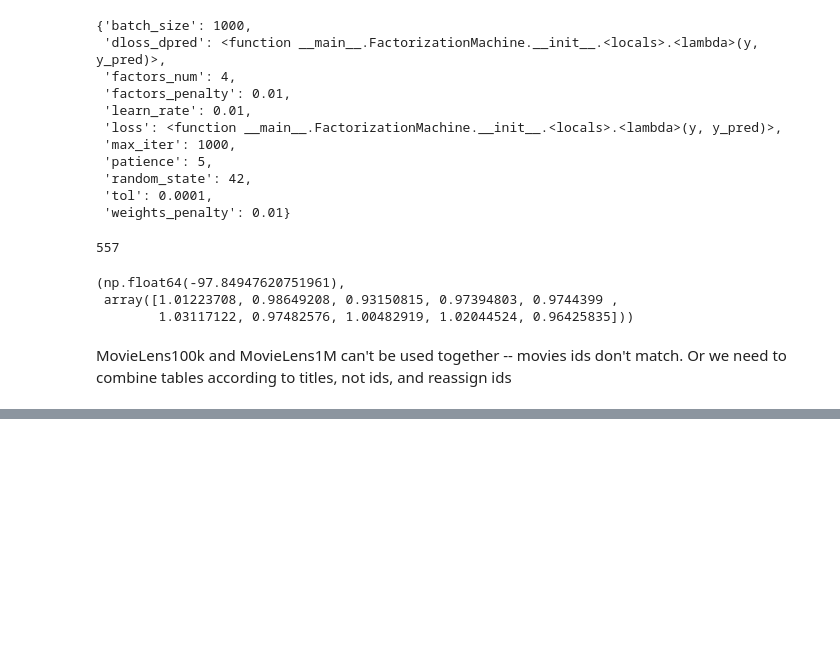
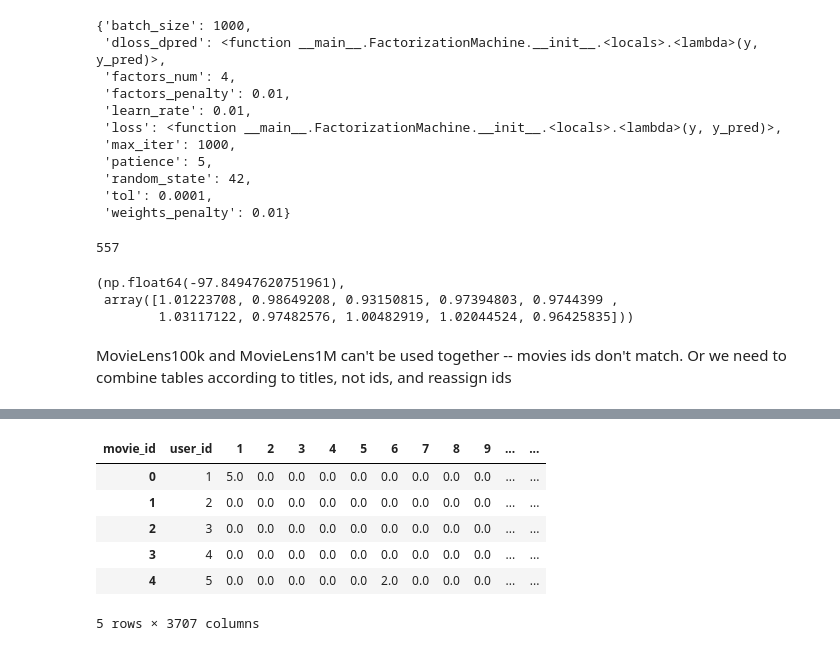
Before and after one commit to maria-khanina/movie_recommender, a Jupyter notebook: logic/factorization_machine.ipynb, the cells around one changed output, grey strips where cells are left out. Drawn from its saved outputs; the diff is of its cells as text; code cells hidden in the pictures; blank space fills up the shorter version.

```diff
--- a/logic/factorization_machine.ipynb
+++ b/logic/factorization_machine.ipynb
@@ -169,3 +169,9 @@ fm.best_estimator_._intercept, fm.best_estimator_._weights
         1.03117122, 0.97482576, 1.00482919, 1.02044524, 0.96425835]))
 # %% [markdown]
 MovieLens100k and MovieLens1M can't be used together -- movies ids don't match. Or we need to combine tables according to titles, not ids, and reassign ids
+# %%
+with duckdb.connect("/tmp/database.duckdb", read_only=True) as db_conn:
+    ratings_df = db_conn.execute("""
+        SELECT *
+        FROM ratings INNER JOIN movies USING (movie_id)
+    """).df()
@@ -171,0 +211,29 @@ MovieLens100k and MovieLens1M can't be used together -- movies ids don't match.
+# %%
+X = ratings_df[["user_id", "movie_id"]]
+y = ratings_df["rating"]
+# %%
+from sklearn.model_selection import train_test_split, GridSearchCV
+
+X_train, X_test, y_train, y_test = train_test_split(
+    X, y,
+    test_size=0.01,
+    random_state=42,
+)
+# %%
+all_grades_df = pd.pivot_table(
+    data=pd.concat((X_train, y_train), axis="columns"),
+    index="user_id",
+    columns="movie_id",
+    values="rating",
+    fill_value=0,
+)
+
+all_grades_df.reset_index(level="user_id", inplace=True)
+# %% [output]
+| movie_id | user_id | 1 | 2 | 3 | 4 | 5 | 6 | 7 | 8 | 9 | ... | ... |
+| 0 | 1 | 5.0 | 0.0 | 0.0 | 0.0 | 0.0 | 0.0 | 0.0 | 0.0 | 0.0 | ... | ... |
+| 1 | 2 | 0.0 | 0.0 | 0.0 | 0.0 | 0.0 | 0.0 | 0.0 | 0.0 | 0.0 | ... | ... |
+| 2 | 3 | 0.0 | 0.0 | 0.0 | 0.0 | 0.0 | 0.0 | 0.0 | 0.0 | 0.0 | ... | ... |
+| 3 | 4 | 0.0 | 0.0 | 0.0 | 0.0 | 0.0 | 0.0 | 0.0 | 0.0 | 0.0 | ... | ... |
+| 4 | 5 | 0.0 | 0.0 | 0.0 | 0.0 | 0.0 | 2.0 | 0.0 | 0.0 | 0.0 | ... | ... |
+5 rows × 3707 columns
```
Also changed, not shown: parts of 9 cells of this notebook, 2 other files.
